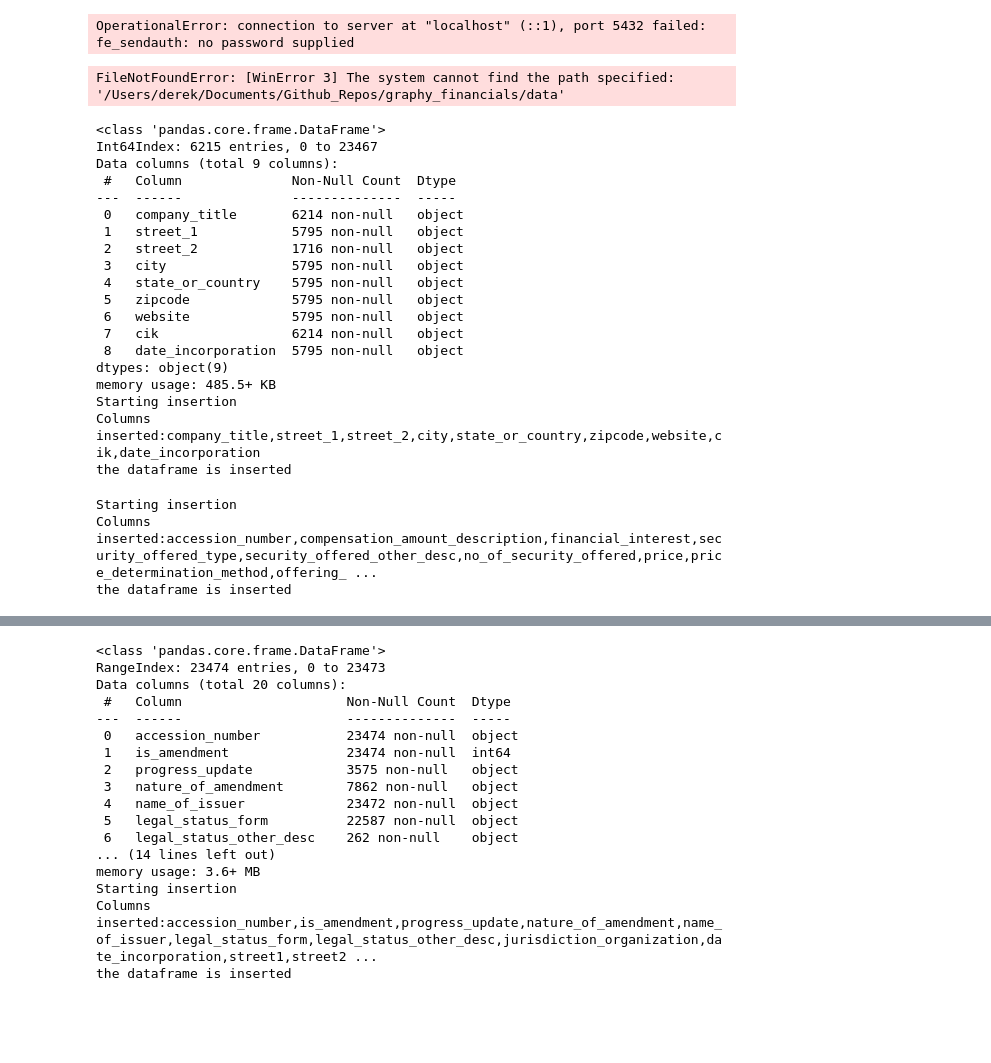
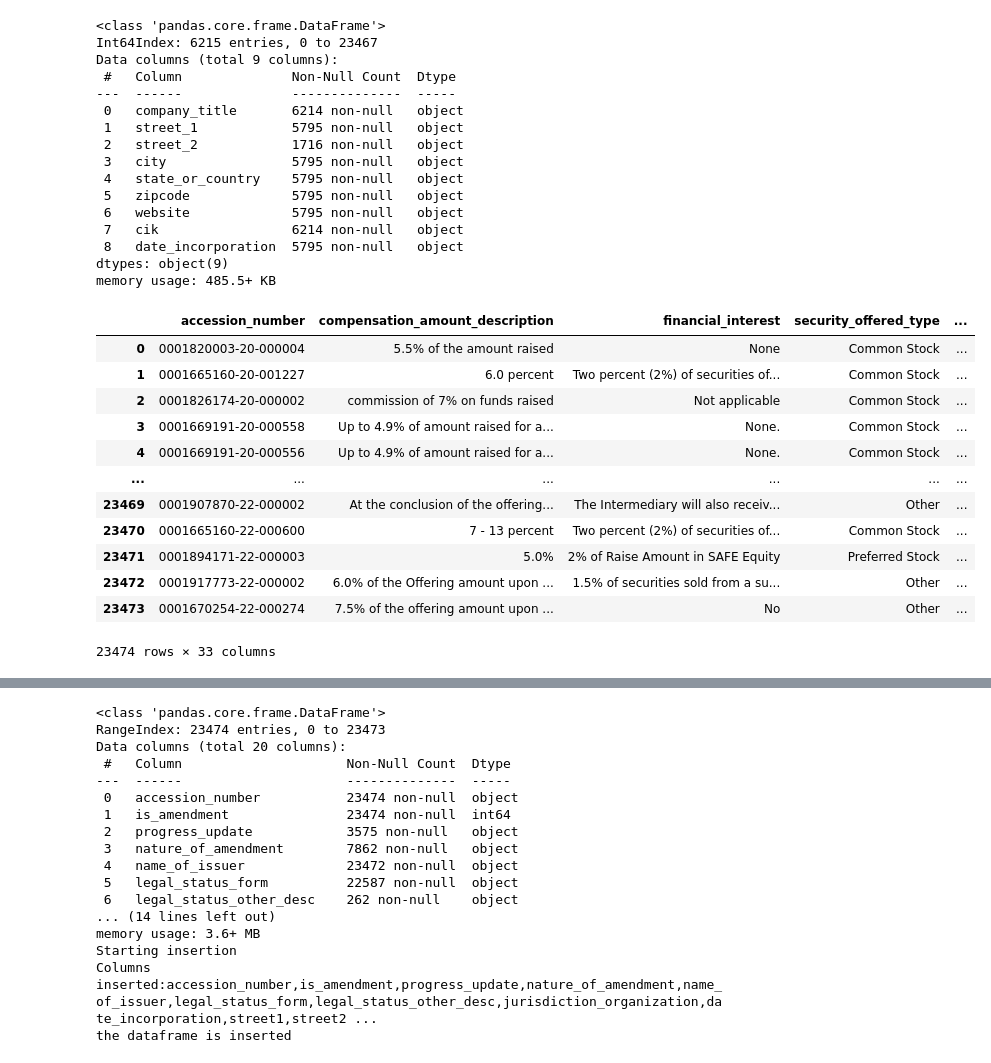
Before and after one commit to derek-nguyen/graphy_financials, a Jupyter notebook: app/services/etl.ipynb, the cells around one changed output, grey strips where cells are left out. Cells and saved outputs as stored; diff of their text form; code cells hidden in the pictures; blank space fills up the shorter version.

```diff
--- a/app/services/etl.ipynb
+++ b/app/services/etl.ipynb
@@ -6,8 +6,8 @@ import psycopg2
 import psycopg2.extras as extras
 import platform
 
-pd.set_option('display.max_rows', None)
-pd.set_option('display.max_columns', None)
+pd.set_option('display.max_rows', 1000)
+pd.set_option('display.max_columns', 1000)
 
 conn = psycopg2.connect(
     database="graphyfinancials",
@@ -18,8 +18,6 @@ conn = psycopg2.connect(
 )
 
 cursor = conn.cursor()
-# %% [output]
-OperationalError: connection to server at "localhost" (::1), port 5432 failed: fe_sendauth: no password supplied
 # %%
 def insert_into_db(conn, df, table:str):
     tuples = [tuple(x) for x in df.to_numpy()]
@@ -42,7 +40,7 @@ def insert_into_db(conn, df, table:str):
 # %%
 
 mac_data_directory = '/Users/derek/Documents/Github_Repos/graphy_financials/data'
-win_data_directory = '\Users\derek\Documents\Github_Repos\graphy_financials\data'
+# win_data_directory = '\Users\derek\Documents\Github_Repos\graphy_financials\data'
 
 tsv_disclosure = []
 tsv_coissuer_info = []
@@ -55,8 +53,8 @@ tsv_submission = []
 # def tsv_processor(arr_tsv: object):
 #     for folder_name in
 
-for folder_name in os.listdir(data_directory):
-    folder_path = os.path.join(data_directory, folder_name)
+for folder_name in os.listdir(mac_data_directory):
+    folder_path = os.path.join(mac_data_directory, folder_name)
 
     if os.path.isdir(folder_path):
         for root, dirs, files in os.walk(folder_path):
@@ -82,8 +80,6 @@ for folder_name in os.listdir(data_directory):
                 if file_name.endswith('SUBMISSION.tsv'):
                     tsv_path = os.path.join(root, file_name)
                     tsv_submission.append(tsv_path)
-# %% [output]
-FileNotFoundError: [WinError 3] The system cannot find the path specified: '/Users/derek/Documents/Github_Repos/graphy_financials/data'
 # %%
 def tsv_to_dataframe(tsv_list: object, multi_df=False):
     if multi_df == True:
@@ -130,8 +126,8 @@ df = df.rename(columns = {
 })
 df.info()
 df['cik'] = df['cik'].astype(str).str.replace(r'\..*','',regex=True)
-
-insert_into_db(conn, df,'companies')
+# insert_into_db(conn, df,'companies')
+company_df = df
 # %% [output]
 <class 'pandas.core.frame.DataFrame'>
 Int64Index: 6215 entries, 0 to 23467
@@ -149,9 +145,6 @@ Data columns (total 9 columns):
  8   date_incorporation  5795 non-null   object
 dtypes: object(9)
 memory usage: 485.5+ KB
-Starting insertion
-Columns inserted:company_title,street_1,street_2,city,state_or_country,zipcode,website,cik,date_incorporation
-the dataframe is inserted
 # %%
 # DISCLOSURES
 
@@ -248,36 +241,45 @@ input_df = df[
             'offering_amount',
             'oversubscription_accepted',
             'oversubscription_allocation_type',
             'desc_oversubscription',
             'maximum_offering_amount',
             'deadline_date',
             'current_employees',
             'total_assets_most_recent_fiscal_year',
             'total_assets_prior_fiscal_year',
             'cash_equity_most_recent_fiscal_year',
             'cash_equity_prior_fiscal_year',
             'act_received_recent_fiscal_year',
             'act_received_prior_fiscal_year',
             'short_term_debt_recent_fiscal_year',
             'short_term_debt_prior_fiscal_year',
             'long_term_debt_recent_fiscal_year',
             'long_term_debt_prior_fiscal_year',
             'revenue_most_recent_fiscal_year',
             'revenue_prior_fiscal_year',
             'cost_goods_sold_recent_fiscal_year',
             'cost_goods_sold_prior_fiscal_year',
             'tax_paid_most_recent_fiscal_year',
             'tax_paid_prior_fiscal_year',
             'net_income_most_recent_fiscal_year',
             'net_income_prior_fiscal_year',
         ]
     ]
 
 # input_df.to_csv('/Users/derek/Downloads/disclosure_extract_partial.csv')
-
-# input_df
-insert_into_db(conn, input_df,'temp_disclosures')
+input_df
+# insert_into_db(conn, input_df,'temp_disclosures')
 # %% [output]
+|  | accession_number | compensation_amount_description | financial_interest | security_offered_type | ... |
+| 0 | 0001820003-20-000004 | 5.5% of the amount raised | None | Common Stock | ... |
+| 1 | 0001665160-20-001227 | 6.0 percent | Two percent (2%) of securities of... | Common Stock | ... |
+| 2 | 0001826174-20-000002 | commission of 7% on funds raised | Not applicable | Common Stock | ... |
+| 3 | 0001669191-20-000558 | Up to 4.9% of amount raised for a... | None. | Common Stock | ... |
+| 4 | 0001669191-20-000556 | Up to 4.9% of amount raised for a... | None. | Common Stock | ... |
+| ... | ... | ... | ... | ... | ... |
+| 23469 | 0001907870-22-000002 | At the conclusion of the offering... | The Intermediary will also receiv... | Other | ... |
+| 23470 | 0001665160-22-000600 | 7 - 13 percent | Two percent (2%) of securities of... | Common Stock | ... |
+| 23471 | 0001894171-22-000003 | 5.0% | 2% of Raise Amount in SAFE Equity | Preferred Stock | ... |
+| 23472 | 0001917773-22-000002 | 6.0% of the Offering amount upon ... | 1.5% of securities sold from a su... | Other | ... |
+| 23473 | 0001670254-22-000274 | 7.5% of the offering amount upon ... | No | Other | ... |
-Starting insertion
-Columns inserted:accession_number,compensation_amount_description,financial_interest,security_offered_type,security_offered_other_desc,no_of_security_offered,price,price_determination_method,offering_ ...
-the dataframe is inserted
+23474 rows × 33 columns
```
Also changed, not shown: parts of 3 cells of this notebook.
